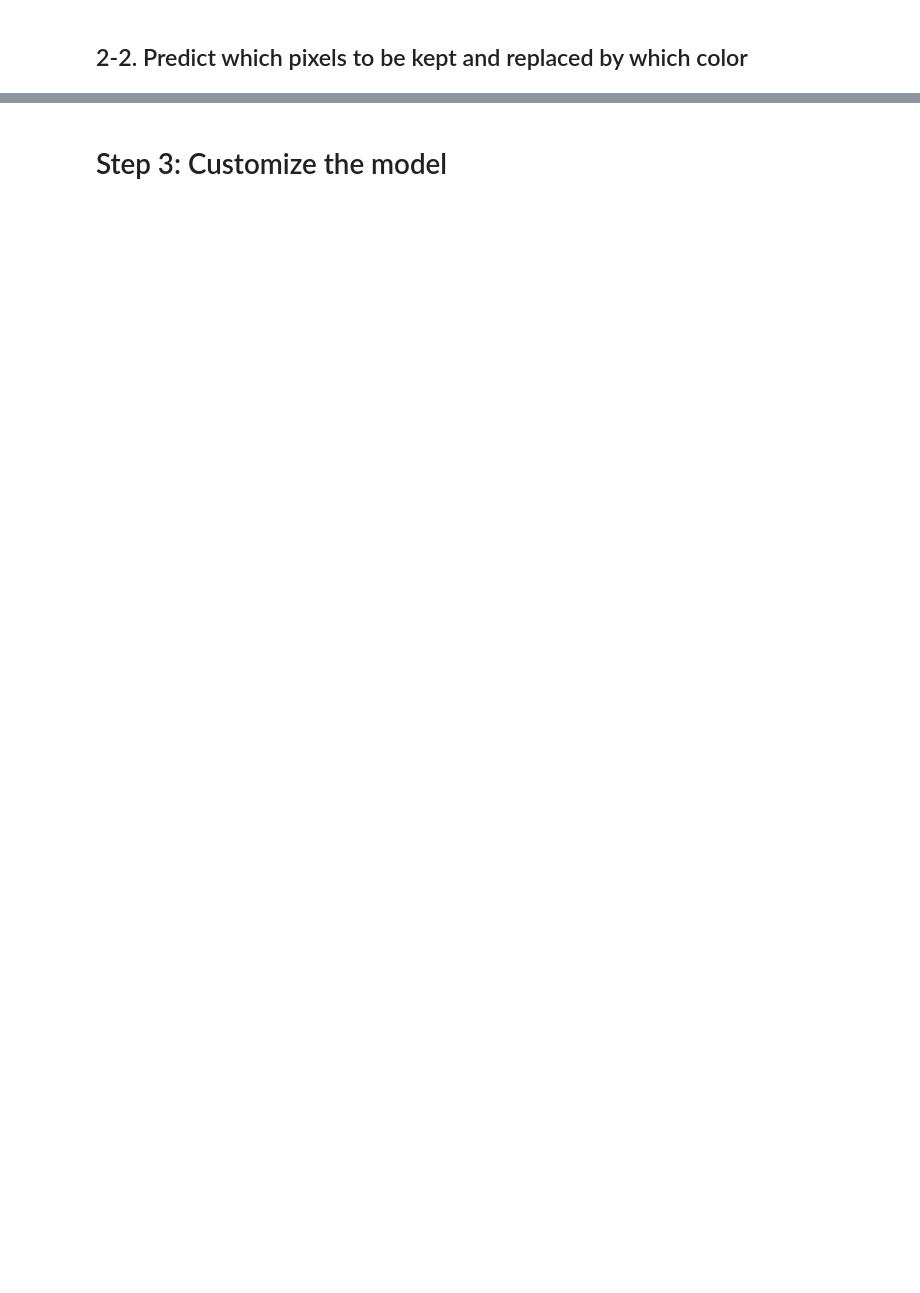
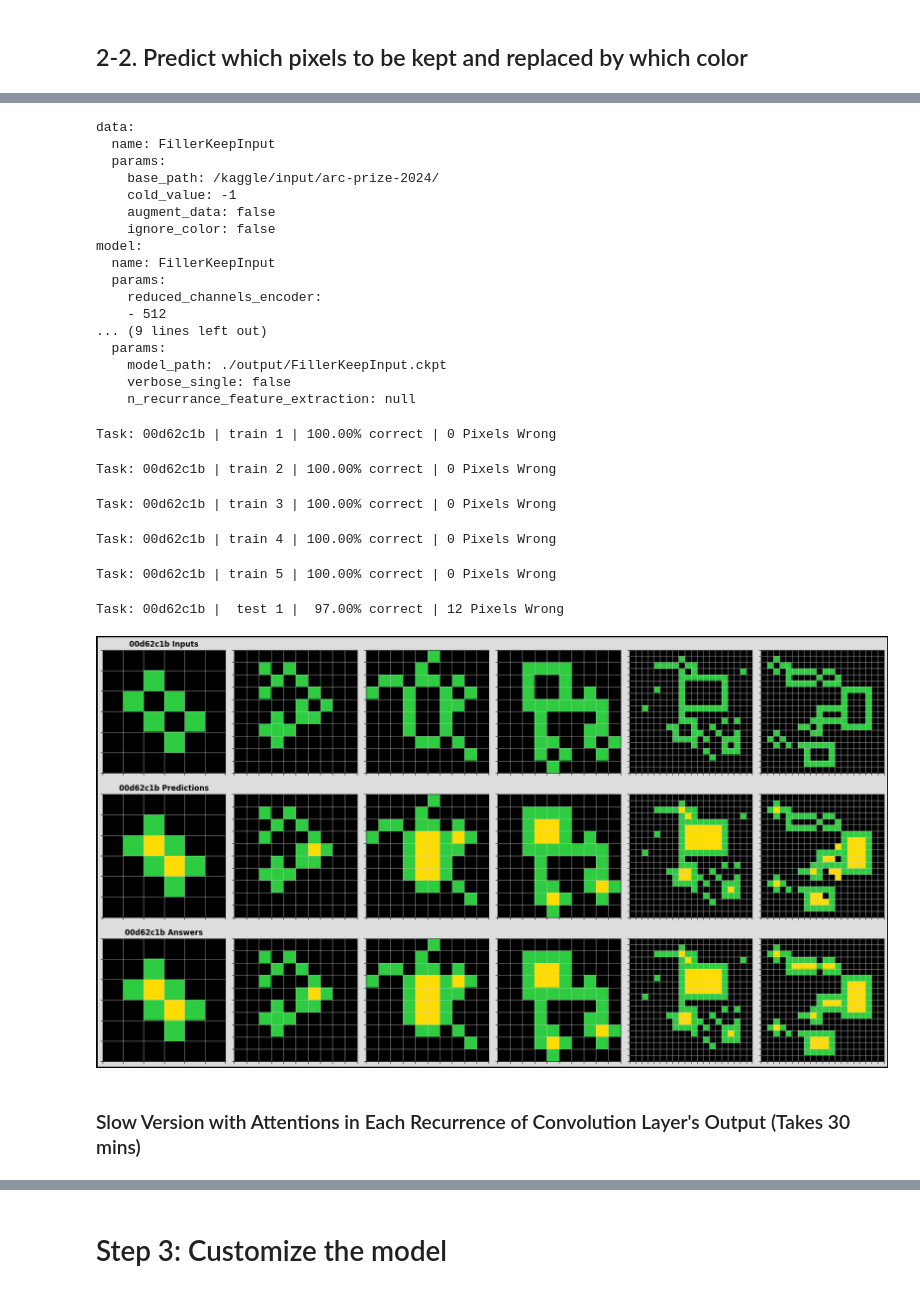
Before and after one commit to star14ms/ARC-with-Neural-Network, a Jupyter notebook: arc-task-00d62c1b-build-a-model.ipynb, the cells around one changed output, grey strips where cells are left out. Cells and saved outputs as stored; diff of their text form; code cells hidden in the pictures; blank space fills up the shorter version.

```diff
--- a/arc-task-00d62c1b-build-a-model.ipynb
+++ b/arc-task-00d62c1b-build-a-model.ipynb
@@ -268,12 +281,8 @@ Task: 00d62c1b, index: 6, correct 0.0%, N Pixels Wrong: 400
 # %% [markdown]
 ## 2-1. Predict pixels to be kept
 # %%
-import torch
-from torch import nn
-
-
-class ShapeStableSolver(nn.Module):
-    def __init__(self, pad_value=-1, reduced_channels_encoder=[512, 32], reduced_channels_decoder=[128, 32], hidden_size=1, num_classes=10, feature_dim=1, color_dim=1):
+class FillerKeepInput(nn.Module):
+    def __init__(self, reduced_channels_encoder=[512, 32], reduced_channels_decoder=[128, 32], pad_value=-1, num_classes=10, feature_dim=1, color_dim=1, **kwargs):
         super().__init__()
         self.color_vector = nn.Parameter(torch.randn(num_classes, feature_dim)) # dim-1 because the first channel is the input
 
@@ -286,14 +295,14 @@ class ShapeStableSolver(nn.Module):
             nn.Linear(color_dim, 1, bias=False),
         )
 
-    def forward(self, x):
+    def forward(self, x, **kwargs):
         N, C, H, W = x.shape
 
         y = self.color_vector.repeat(N*H*W, 1, 1) # [N*H*W, C, V]
         V = y.shape[2]
         y = y.transpose(2, 1) # [N*H*W, V, C]
 
-        x = x.permute(0, 2, 3, 1).reshape(N*H*W, 1, C).repeat(1, V, 1) # [N*H*W, V, C]
+        x = x.permute(0, 2, 3, 1).reshape(N*H*W, 1, C) # [N*H*W, V, C]
         y = self.attn_input(y, x)
         y = y.transpose(2, 1) # [N*H*W, C, V]
 
@@ -351,0 +525,4 @@ Train loss: 2.860350, N Pixels Wrong: 484
+# %%
+config = load_train_config()
+config.train.params.epoch = 50
+train(config, FillerKeepInput)
@@ -352,3 +583,33 @@ Train loss: 2.860350, N Pixels Wrong: 484
+# %%
+config = load_test_config()
+test(config, FillerKeepInput)
+# %% [output]
+data:
+  name: FillerKeepInput
+  params:
+    base_path: /kaggle/input/arc-prize-2024/
+    cold_value: -1
+    augment_data: false
+    ignore_color: false
+model:
+  name: FillerKeepInput
+  params:
+    reduced_channels_encoder:
+    - 512
+... (9 lines left out)
+  params:
+    model_path: ./output/FillerKeepInput.ckpt
+    verbose_single: false
+    n_recurrance_feature_extraction: null
+Task: 00d62c1b | train 1 | 100.00% correct | 0 Pixels Wrong
+Task: 00d62c1b | train 2 | 100.00% correct | 0 Pixels Wrong
+Task: 00d62c1b | train 3 | 100.00% correct | 0 Pixels Wrong
+Task: 00d62c1b | train 4 | 100.00% correct | 0 Pixels Wrong
+Task: 00d62c1b | train 5 | 100.00% correct | 0 Pixels Wrong
+Task: 00d62c1b |  test 1 |  97.00% correct | 12 Pixels Wrong
+[figure, added]
+# %% [markdown]
+### Slow Version with Attentions in Each Recurrence of Convolution Layer's Output (Takes 30 mins)
 # %%
 config = load_train_config()
 train(config)
```
Also changed, not shown: parts of 24 cells of this notebook.
